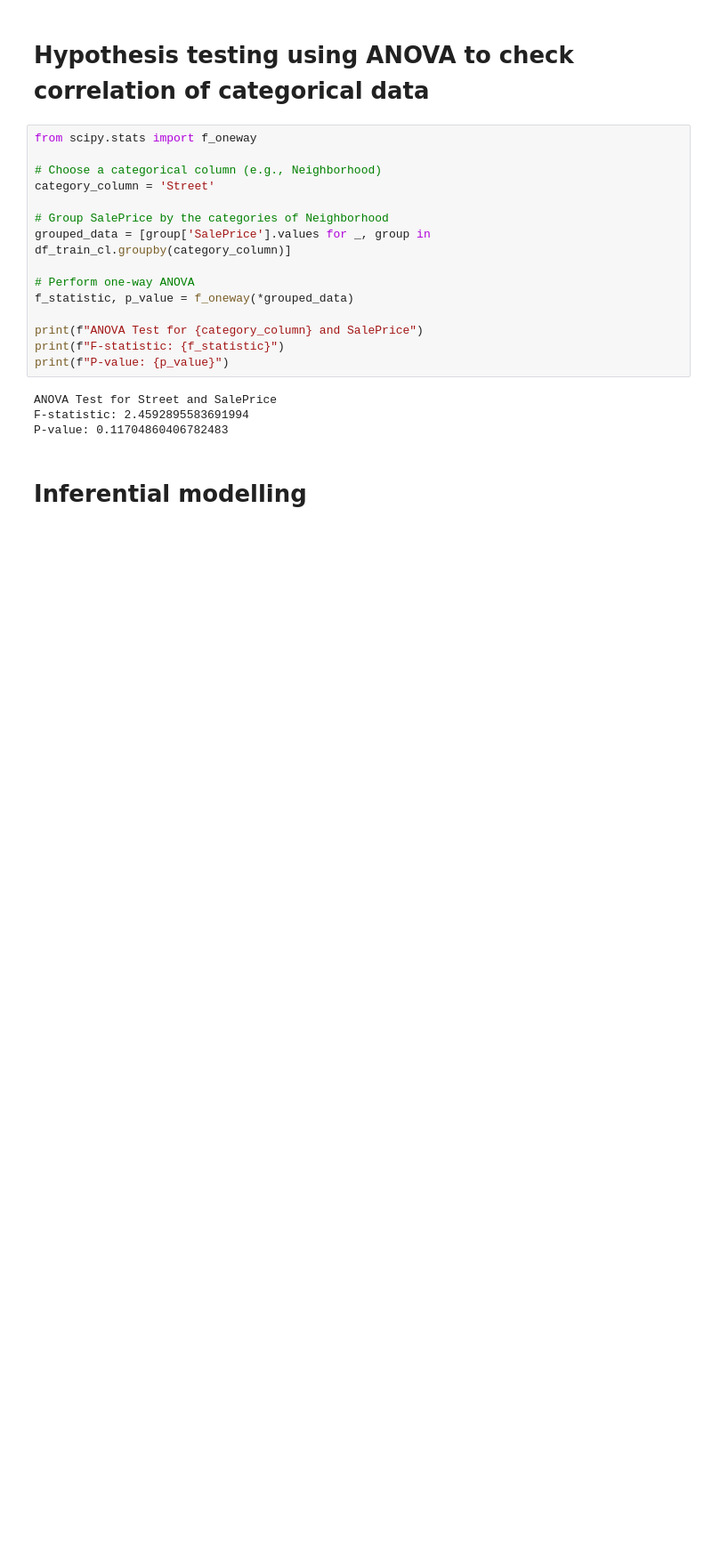
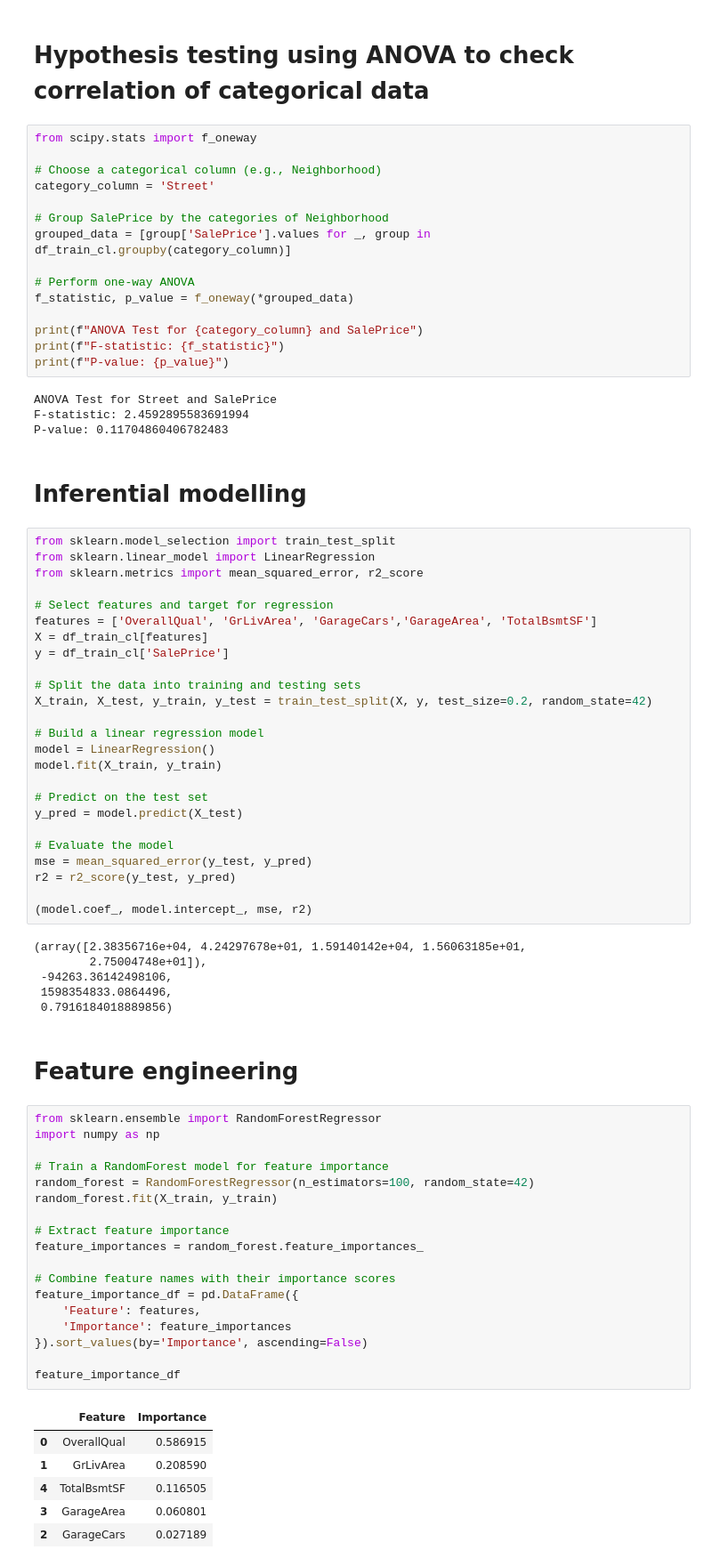
Before and after one commit to Angela-Mukulu-Mwanzia/Phase_3_House-Prices_Feature_engineering, a Jupyter notebook: Notebook/Angela.ipynb, the cells around one changed output. Shown at 89% size. Drawn from its saved outputs; the diff is of its cells as text; blank space fills up the shorter version.

```diff
--- a/Notebook/Angela.ipynb
+++ b/Notebook/Angela.ipynb
@@ -142,3 +142,61 @@ F-statistic: 2.4592895583691994
 P-value: 0.11704860406782483
 # %% [markdown]
 # Inferential modelling
+# %%
+from sklearn.model_selection import train_test_split
+from sklearn.linear_model import LinearRegression
+from sklearn.metrics import mean_squared_error, r2_score
+
+# Select features and target for regression
+features = ['OverallQual', 'GrLivArea', 'GarageCars','GarageArea', 'TotalBsmtSF']
+X = df_train_cl[features]
+y = df_train_cl['SalePrice']
+
+# Split the data into training and testing sets
+X_train, X_test, y_train, y_test = train_test_split(X, y, test_size=0.2, random_state=42)
+
+# Build a linear regression model
+model = LinearRegression()
+model.fit(X_train, y_train)
+
+# Predict on the test set
+y_pred = model.predict(X_test)
+
+# Evaluate the model
+mse = mean_squared_error(y_test, y_pred)
+r2 = r2_score(y_test, y_pred)
+
+(model.coef_, model.intercept_, mse, r2)
+# %% [output]
+(array([2.38356716e+04, 4.24297678e+01, 1.59140142e+04, 1.56063185e+01,
+        2.75004748e+01]),
+ -94263.36142498106,
+ 1598354833.0864496,
+ 0.7916184018889856)
+# %% [markdown]
+# Feature engineering
+# %%
+from sklearn.ensemble import RandomForestRegressor
+import numpy as np
+
+# Train a RandomForest model for feature importance
+random_forest = RandomForestRegressor(n_estimators=100, random_state=42)
+random_forest.fit(X_train, y_train)
+
+# Extract feature importance
+feature_importances = random_forest.feature_importances_
+
+# Combine feature names with their importance scores
+feature_importance_df = pd.DataFrame({
+    'Feature': features,
+    'Importance': feature_importances
+}).sort_values(by='Importance', ascending=False)
+
+feature_importance_df
+# %% [output]
+|  | Feature | Importance |
+| 0 | OverallQual | 0.586915 |
+| 1 | GrLivArea | 0.208590 |
+| 4 | TotalBsmtSF | 0.116505 |
+| 3 | GarageArea | 0.060801 |
+| 2 | GarageCars | 0.027189 |
```
